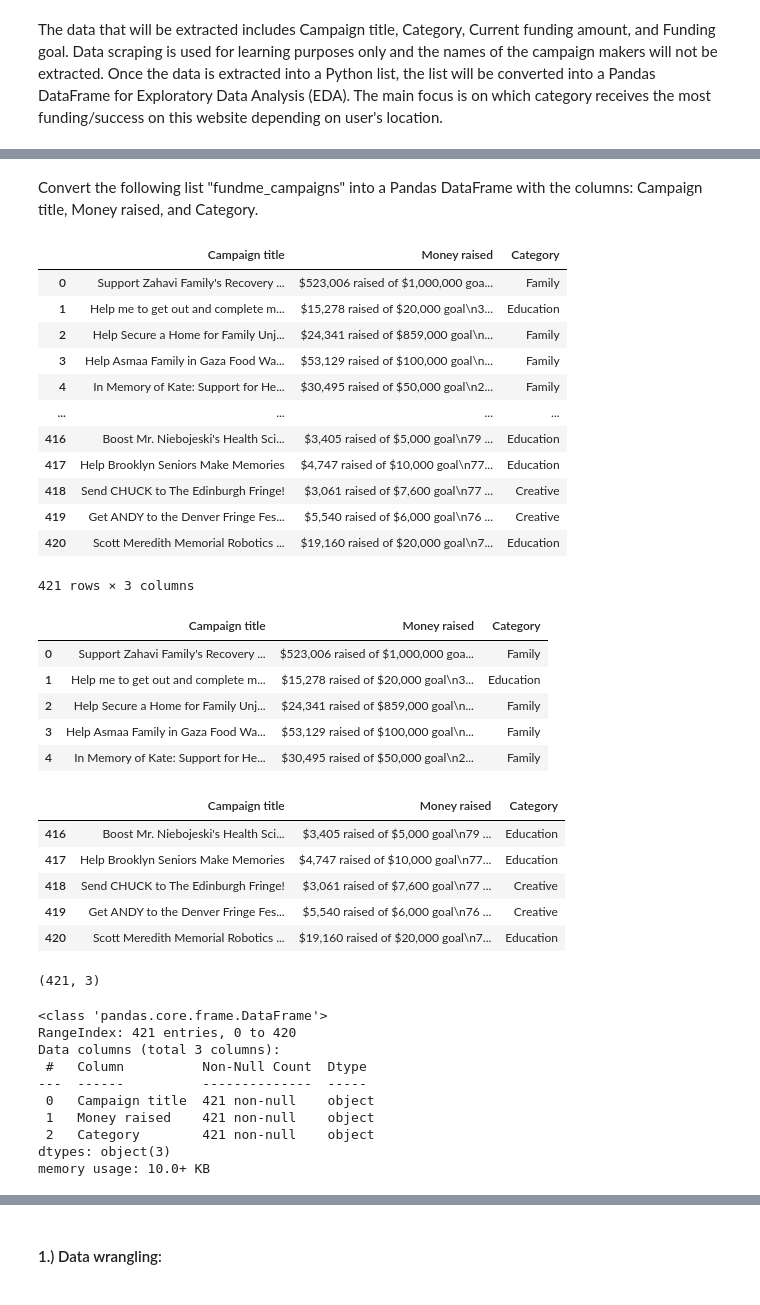
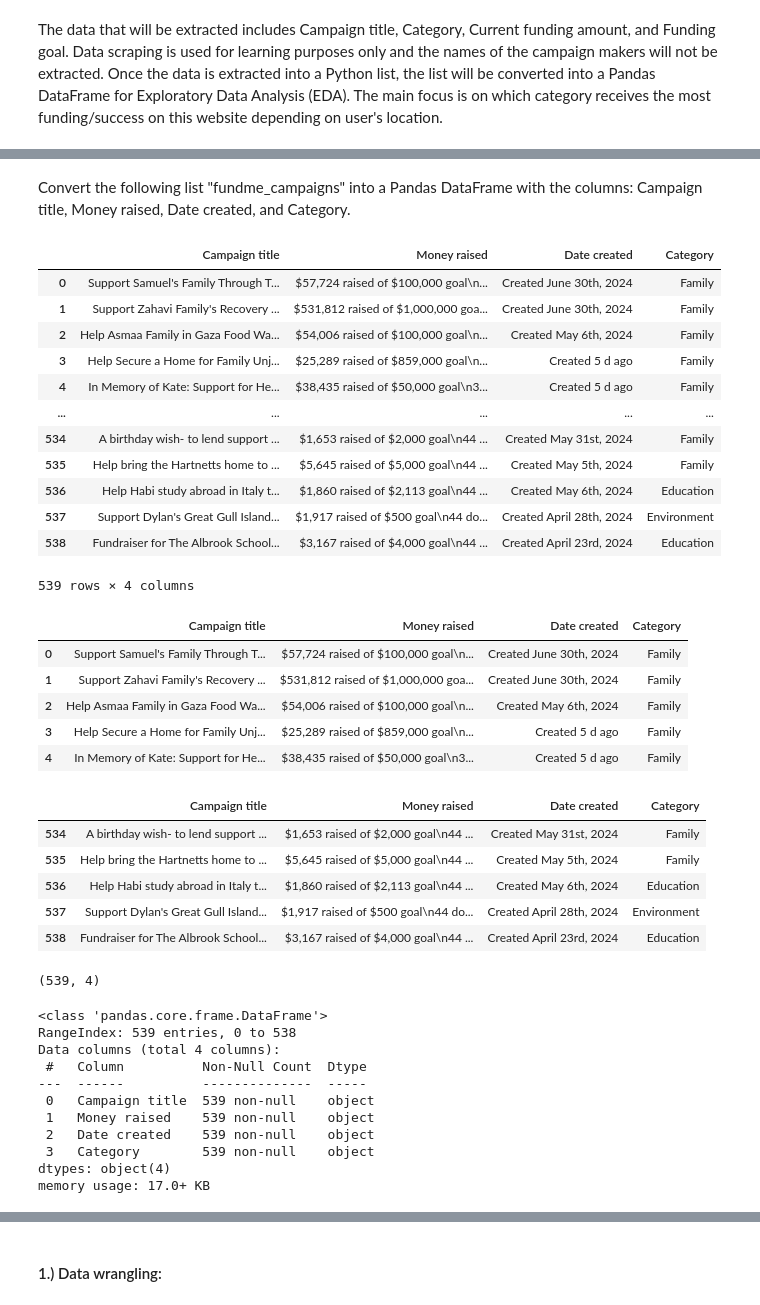
Before and after one commit to rp1177/Data-Analyst-Portfolio, a Jupyter notebook: Python/Webscrape GoFundMe.ipynb, the cells around one changed output, grey strips where cells are left out. Drawn from its saved outputs; the diff is of its cells as text; code cells hidden in the pictures.

```diff
--- a/Python/Webscrape GoFundMe.ipynb
+++ b/Python/Webscrape GoFundMe.ipynb
@@ -89,57 +93,58 @@ fundme_campaigns = [["Support Zahavi Family's Recovery from Fire", '$523,006 rai
 # %% [markdown]
-Convert the following list "fundme_campaigns" into a Pandas DataFrame with the columns: Campaign title, Money raised, and Category.
+Convert the following list "fundme_campaigns" into a Pandas DataFrame with the columns: Campaign title, Money raised, Date created, and Category.
 # %%
-campaigns_df = pd.DataFrame(fundme_campaigns, columns=['Campaign title', 'Money raised', 'Category'])
+campaigns_df = pd.DataFrame(fundme_campaigns, columns=['Campaign title', 'Money raised', 'Date created', 'Category'])
 campaigns_df
 # %% [output]
-|  | Campaign title | Money raised | Category |
-| 0 | Support Zahavi Family's Recovery ... | $523,006 raised of $1,000,000 goa... | Family |
-| 1 | Help me to get out and complete m... | $15,278 raised of $20,000 goal\n3... | Education |
-| 2 | Help Secure a Home for Family Unj... | $24,341 raised of $859,000 goal\n... | Family |
-| 3 | Help Asmaa Family in Gaza Food Wa... | $53,129 raised of $100,000 goal\n... | Family |
-| 4 | In Memory of Kate: Support for He... | $30,495 raised of $50,000 goal\n2... | Family |
-| ... | ... | ... | ... |
-| 416 | Boost Mr. Niebojeski's Health Sci... | $3,405 raised of $5,000 goal\n79 ... | Education |
-| 417 | Help Brooklyn Seniors Make Memories | $4,747 raised of $10,000 goal\n77... | Education |
-| 418 | Send CHUCK to The Edinburgh Fringe! | $3,061 raised of $7,600 goal\n77 ... | Creative |
-| 419 | Get ANDY to the Denver Fringe Fes... | $5,540 raised of $6,000 goal\n76 ... | Creative |
-| 420 | Scott Meredith Memorial Robotics ... | $19,160 raised of $20,000 goal\n7... | Education |
+|  | Campaign title | Money raised | Date created | Category |
+| 0 | Support Samuel's Family Through T... | $57,724 raised of $100,000 goal\n... | Created June 30th, 2024 | Family |
+| 1 | Support Zahavi Family's Recovery ... | $531,812 raised of $1,000,000 goa... | Created June 30th, 2024 | Family |
+| 2 | Help Asmaa Family in Gaza Food Wa... | $54,006 raised of $100,000 goal\n... | Created May 6th, 2024 | Family |
+| 3 | Help Secure a Home for Family Unj... | $25,289 raised of $859,000 goal\n... | Created 5 d ago | Family |
+| 4 | In Memory of Kate: Support for He... | $38,435 raised of $50,000 goal\n3... | Created 5 d ago | Family |
+| ... | ... | ... | ... | ... |
+| 534 | A birthday wish- to lend support ... | $1,653 raised of $2,000 goal\n44 ... | Created May 31st, 2024 | Family |
+| 535 | Help bring the Hartnetts home to ... | $5,645 raised of $5,000 goal\n44 ... | Created May 5th, 2024 | Family |
+| 536 | Help Habi study abroad in Italy t... | $1,860 raised of $2,113 goal\n44 ... | Created May 6th, 2024 | Education |
+| 537 | Support Dylan's Great Gull Island... | $1,917 raised of $500 goal\n44 do... | Created April 28th, 2024 | Environment |
+| 538 | Fundraiser for The Albrook School... | $3,167 raised of $4,000 goal\n44 ... | Created April 23rd, 2024 | Education |
-421 rows × 3 columns
+539 rows × 4 columns
 # %%
 campaigns_df.head()
 # %% [output]
-|  | Campaign title | Money raised | Category |
-| 0 | Support Zahavi Family's Recovery ... | $523,006 raised of $1,000,000 goa... | Family |
-| 1 | Help me to get out and complete m... | $15,278 raised of $20,000 goal\n3... | Education |
-| 2 | Help Secure a Home for Family Unj... | $24,341 raised of $859,000 goal\n... | Family |
-| 3 | Help Asmaa Family in Gaza Food Wa... | $53,129 raised of $100,000 goal\n... | Family |
-| 4 | In Memory of Kate: Support for He... | $30,495 raised of $50,000 goal\n2... | Family |
+|  | Campaign title | Money raised | Date created | Category |
+| 0 | Support Samuel's Family Through T... | $57,724 raised of $100,000 goal\n... | Created June 30th, 2024 | Family |
+| 1 | Support Zahavi Family's Recovery ... | $531,812 raised of $1,000,000 goa... | Created June 30th, 2024 | Family |
+| 2 | Help Asmaa Family in Gaza Food Wa... | $54,006 raised of $100,000 goal\n... | Created May 6th, 2024 | Family |
+| 3 | Help Secure a Home for Family Unj... | $25,289 raised of $859,000 goal\n... | Created 5 d ago | Family |
+| 4 | In Memory of Kate: Support for He... | $38,435 raised of $50,000 goal\n3... | Created 5 d ago | Family |
 # %%
 campaigns_df.tail()
 # %% [output]
-|  | Campaign title | Money raised | Category |
-| 416 | Boost Mr. Niebojeski's Health Sci... | $3,405 raised of $5,000 goal\n79 ... | Education |
-| 417 | Help Brooklyn Seniors Make Memories | $4,747 raised of $10,000 goal\n77... | Education |
-| 418 | Send CHUCK to The Edinburgh Fringe! | $3,061 raised of $7,600 goal\n77 ... | Creative |
-| 419 | Get ANDY to the Denver Fringe Fes... | $5,540 raised of $6,000 goal\n76 ... | Creative |
-| 420 | Scott Meredith Memorial Robotics ... | $19,160 raised of $20,000 goal\n7... | Education |
+|  | Campaign title | Money raised | Date created | Category |
+| 534 | A birthday wish- to lend support ... | $1,653 raised of $2,000 goal\n44 ... | Created May 31st, 2024 | Family |
+| 535 | Help bring the Hartnetts home to ... | $5,645 raised of $5,000 goal\n44 ... | Created May 5th, 2024 | Family |
+| 536 | Help Habi study abroad in Italy t... | $1,860 raised of $2,113 goal\n44 ... | Created May 6th, 2024 | Education |
+| 537 | Support Dylan's Great Gull Island... | $1,917 raised of $500 goal\n44 do... | Created April 28th, 2024 | Environment |
+| 538 | Fundraiser for The Albrook School... | $3,167 raised of $4,000 goal\n44 ... | Created April 23rd, 2024 | Education |
 # %%
 campaigns_df.shape
 # %% [output]
-(421, 3)
+(539, 4)
 # %%
 campaigns_df.info()
 # %% [output]
 <class 'pandas.core.frame.DataFrame'>
-RangeIndex: 421 entries, 0 to 420
-Data columns (total 3 columns):
+RangeIndex: 539 entries, 0 to 538
+Data columns (total 4 columns):
  #   Column          Non-Null Count  Dtype
 ---  ------          --------------  -----
- 0   Campaign title  421 non-null    object
- 1   Money raised    421 non-null    object
- 2   Category        421 non-null    object
-dtypes: object(3)
-memory usage: 10.0+ KB
+ 0   Campaign title  539 non-null    object
+ 1   Money raised    539 non-null    object
+ 2   Date created    539 non-null    object
+ 3   Category        539 non-null    object
+dtypes: object(4)
+memory usage: 17.0+ KB
 # %%
 campaigns_df.isnull().sum()
 # %% [output]
```
Also changed, not shown: parts of 32 cells of this notebook.
